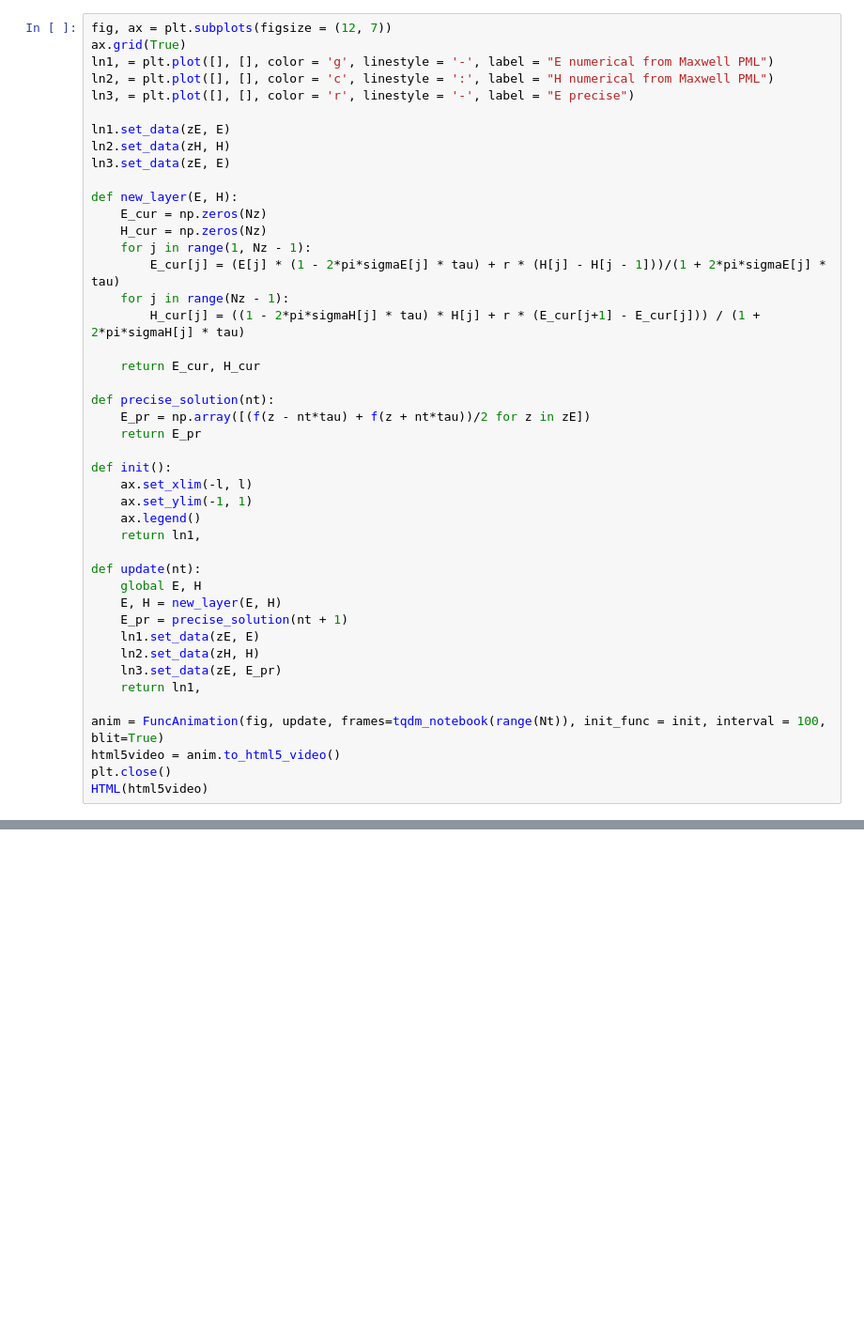
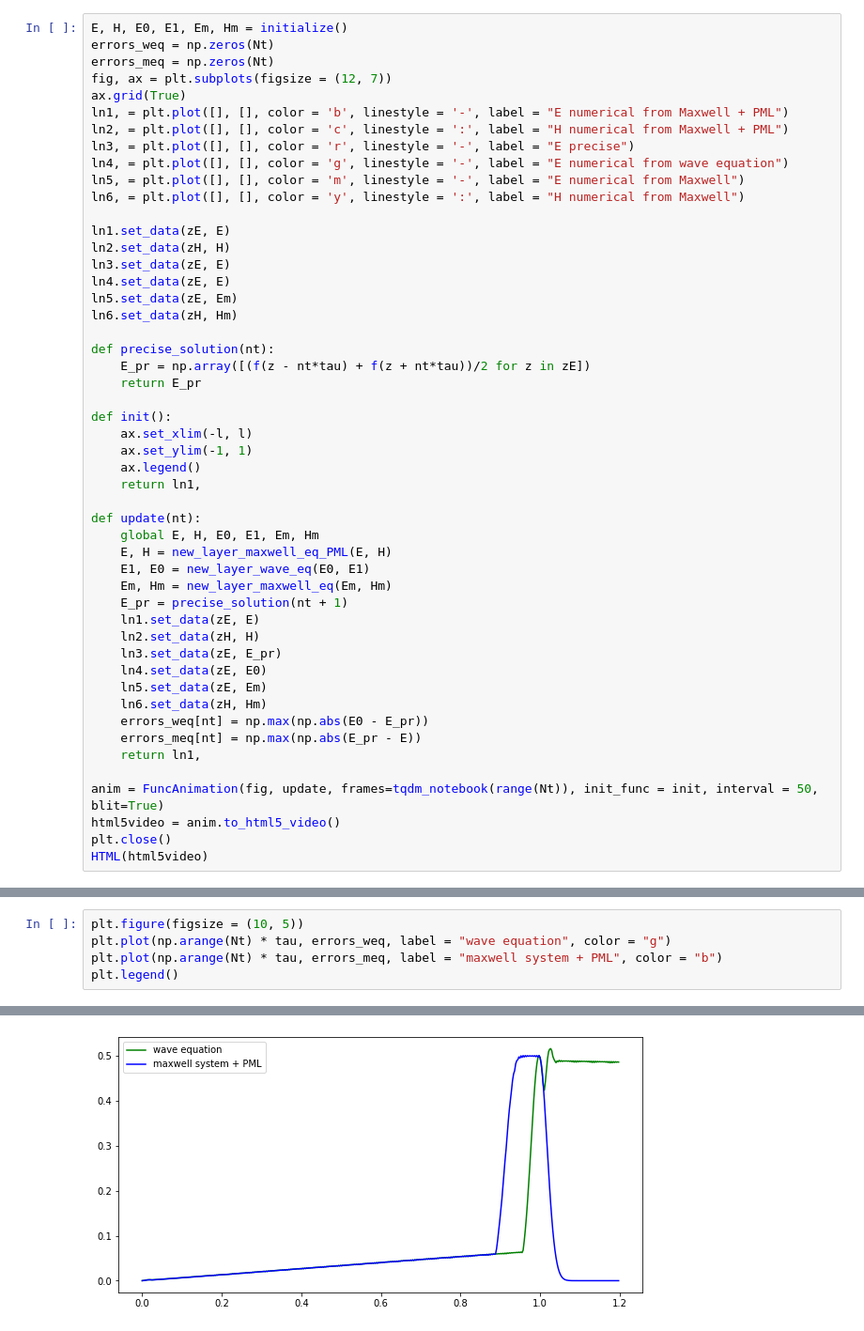
Before and after one commit to katyalatypova/mipt_comp_math, a Jupyter notebook: Task3.ipynb, the cells around one changed output, grey strips where cells are left out. Shown: that part at 94% size. Cells and saved outputs as stored; diff of their text form; blank space fills up the shorter version.

Commit message:
fixed PML, added solution of wave equation, Maxwell system without PML

```diff
--- a/Task3.ipynb
+++ b/Task3.ipynb
@@ -49,23 +84,22 @@ plt.plot(zH, H)
 # %%
+E, H, E0, E1, Em, Hm = initialize()
+errors_weq = np.zeros(Nt)
+errors_meq = np.zeros(Nt)
 fig, ax = plt.subplots(figsize = (12, 7))
 ax.grid(True)
-ln1, = plt.plot([], [], color = 'g', linestyle = '-', label = "E numerical from Maxwell PML")
-ln2, = plt.plot([], [], color = 'c', linestyle = ':', label = "H numerical from Maxwell PML")
+ln1, = plt.plot([], [], color = 'b', linestyle = '-', label = "E numerical from Maxwell + PML")
+ln2, = plt.plot([], [], color = 'c', linestyle = ':', label = "H numerical from Maxwell + PML")
 ln3, = plt.plot([], [], color = 'r', linestyle = '-', label = "E precise")
+ln4, = plt.plot([], [], color = 'g', linestyle = '-', label = "E numerical from wave equation")
+ln5, = plt.plot([], [], color = 'm', linestyle = '-', label = "E numerical from Maxwell")
+ln6, = plt.plot([], [], color = 'y', linestyle = ':', label = "H numerical from Maxwell")
 
 ln1.set_data(zE, E)
 ln2.set_data(zH, H)
 ln3.set_data(zE, E)
-
-def new_layer(E, H):
-    E_cur = np.zeros(Nz)
-    H_cur = np.zeros(Nz)
-    for j in range(1, Nz - 1):
-        E_cur[j] = (E[j] * (1 - 2*pi*sigmaE[j] * tau) + r * (H[j] - H[j - 1]))/(1 + 2*pi*sigmaE[j] * tau)
-    for j in range(Nz - 1):
-        H_cur[j] = ((1 - 2*pi*sigmaH[j] * tau) * H[j] + r * (E_cur[j+1] - E_cur[j])) / (1 + 2*pi*sigmaH[j] * tau)
-
-    return E_cur, H_cur
+ln4.set_data(zE, E)
+ln5.set_data(zE, Em)
+ln6.set_data(zH, Hm)
 
 def precise_solution(nt):
     E_pr = np.array([(f(z - nt*tau) + f(z + nt*tau))/2 for z in zE])
@@ -78,17 +112,30 @@ def init():
     return ln1,
 
 def update(nt):
-    global E, H
-    E, H = new_layer(E, H)
+    global E, H, E0, E1, Em, Hm
+    E, H = new_layer_maxwell_eq_PML(E, H)
+    E1, E0 = new_layer_wave_eq(E0, E1)
+    Em, Hm = new_layer_maxwell_eq(Em, Hm)
     E_pr = precise_solution(nt + 1)
     ln1.set_data(zE, E)
     ln2.set_data(zH, H)
     ln3.set_data(zE, E_pr)
+    ln4.set_data(zE, E0)
+    ln5.set_data(zE, Em)
+    ln6.set_data(zH, Hm)
+    errors_weq[nt] = np.max(np.abs(E0 - E_pr))
+    errors_meq[nt] = np.max(np.abs(E_pr - E))
     return ln1,
 
-anim = FuncAnimation(fig, update, frames=tqdm_notebook(range(Nt)), init_func = init, interval = 100, blit=True)
+anim = FuncAnimation(fig, update, frames=tqdm_notebook(range(Nt)), init_func = init, interval = 50, blit=True)
 html5video = anim.to_html5_video()
 plt.close()
 HTML(html5video)
 # %% [output]
 [interactive output not drawn]
+# %%
+plt.figure(figsize = (10, 5))
+plt.plot(np.arange(Nt) * tau, errors_weq, label = "wave equation", color = "g")
+plt.plot(np.arange(Nt) * tau, errors_meq, label = "maxwell system + PML", color = "b")
+plt.legend()
+# %% [output]
@@ -94,0 +143 @@ HTML(html5video)
+[figure, added]
```
Also changed, not shown: parts of 4 cells of this notebook.
